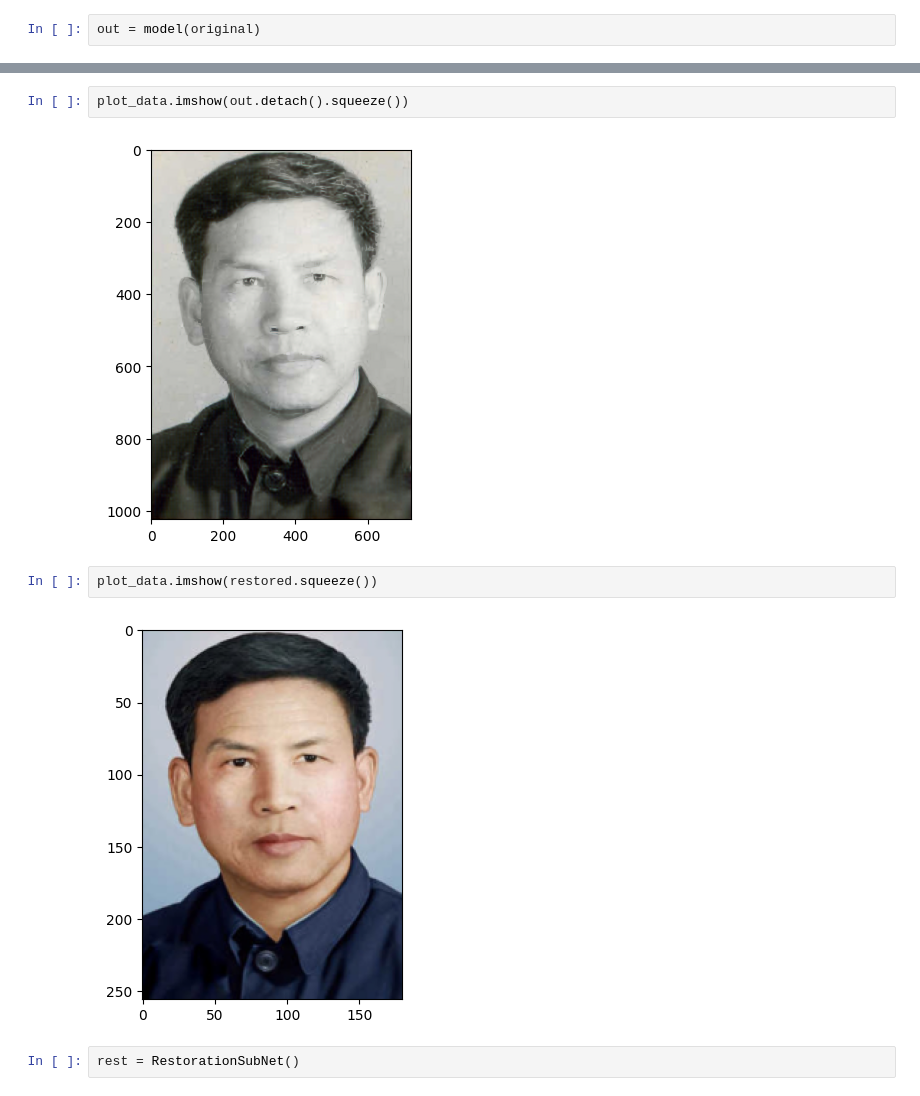
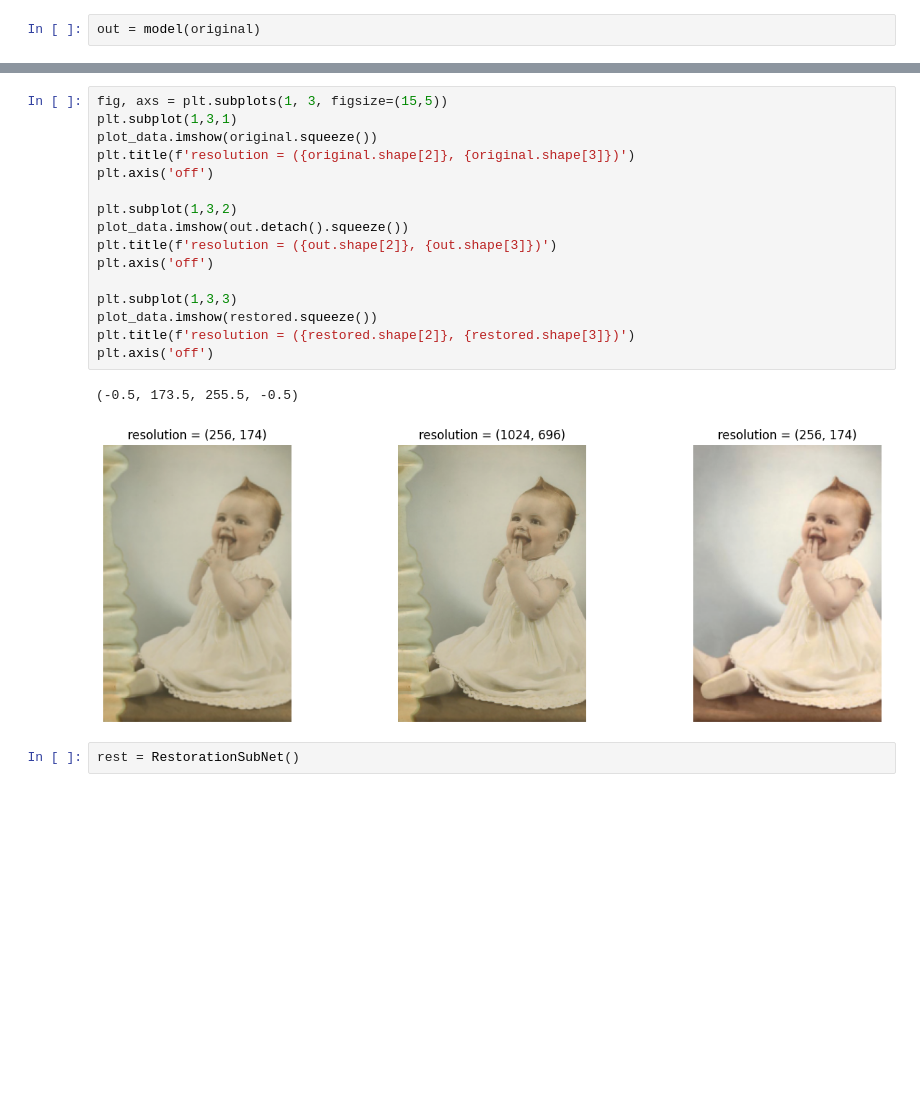
Before and after one commit to ValerioSpagnoli/Colorization-SuperResolution, a Jupyter notebook: notebook.ipynb, the cells around one changed output, grey strips where cells are left out. Drawn from its saved outputs; the diff is of its cells as text; blank space fills up the shorter version.

```diff
--- a/notebook.ipynb
+++ b/notebook.ipynb
@@ -119,11 +119,22 @@ plot_data.imshow(original.squeeze())
-# %%
-plot_data.imshow(out.detach().squeeze())
-# %% [output]
-[figure, removed]
-# %%
-plot_data.imshow(restored.squeeze())
-# %% [output]
-[figure, removed]
+# %%
+fig, axs = plt.subplots(1, 3, figsize=(15,5))
+plt.subplot(1,3,1)
+plot_data.imshow(original.squeeze())
+plt.title(f'resolution = ({original.shape[2]}, {original.shape[3]})')
+plt.axis('off')
+
+plt.subplot(1,3,2)
+plot_data.imshow(out.detach().squeeze())
+plt.title(f'resolution = ({out.shape[2]}, {out.shape[3]})')
+plt.axis('off')
+
+plt.subplot(1,3,3)
+plot_data.imshow(restored.squeeze())
+plt.title(f'resolution = ({restored.shape[2]}, {restored.shape[3]})')
+plt.axis('off')
+# %% [output]
+(-0.5, 173.5, 255.5, -0.5)
+[figure, added]
 # %%
 rest = RestorationSubNet()
 # %%
```
Also changed, not shown: parts of 2 cells of this notebook.
